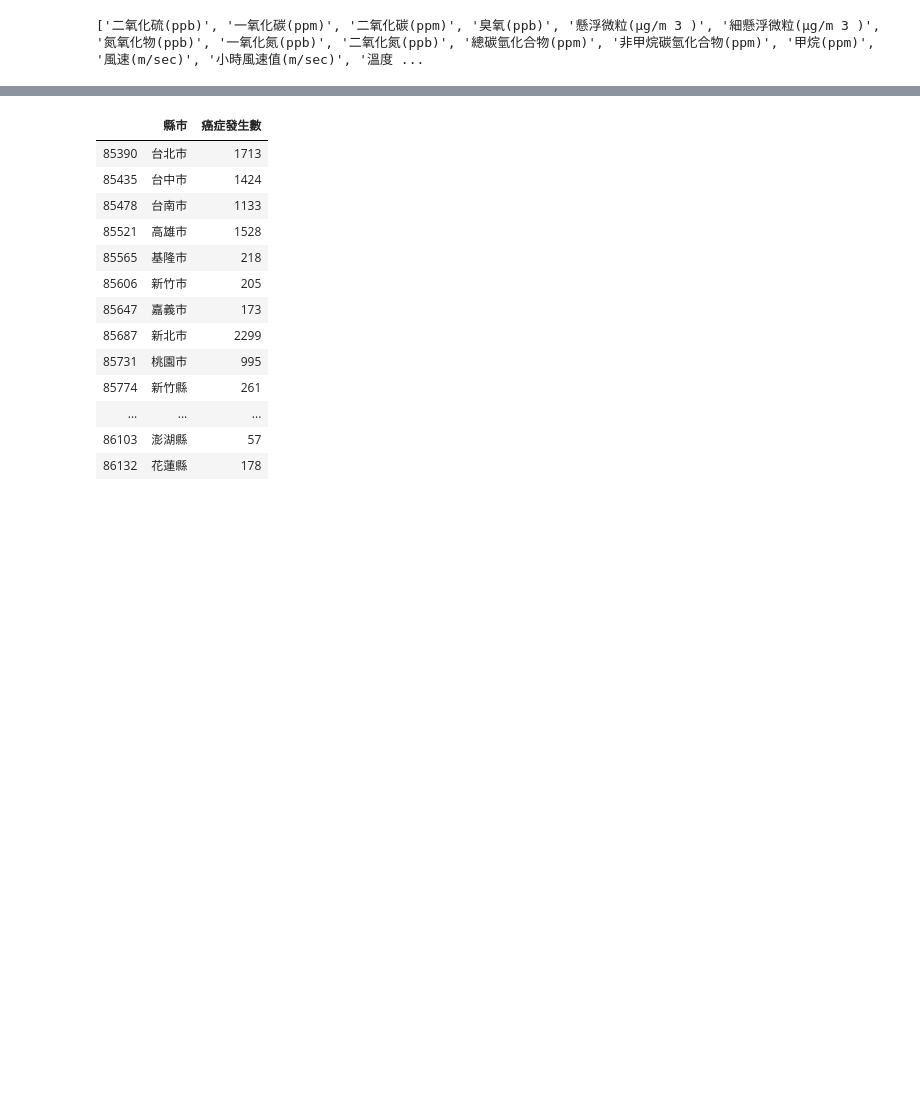
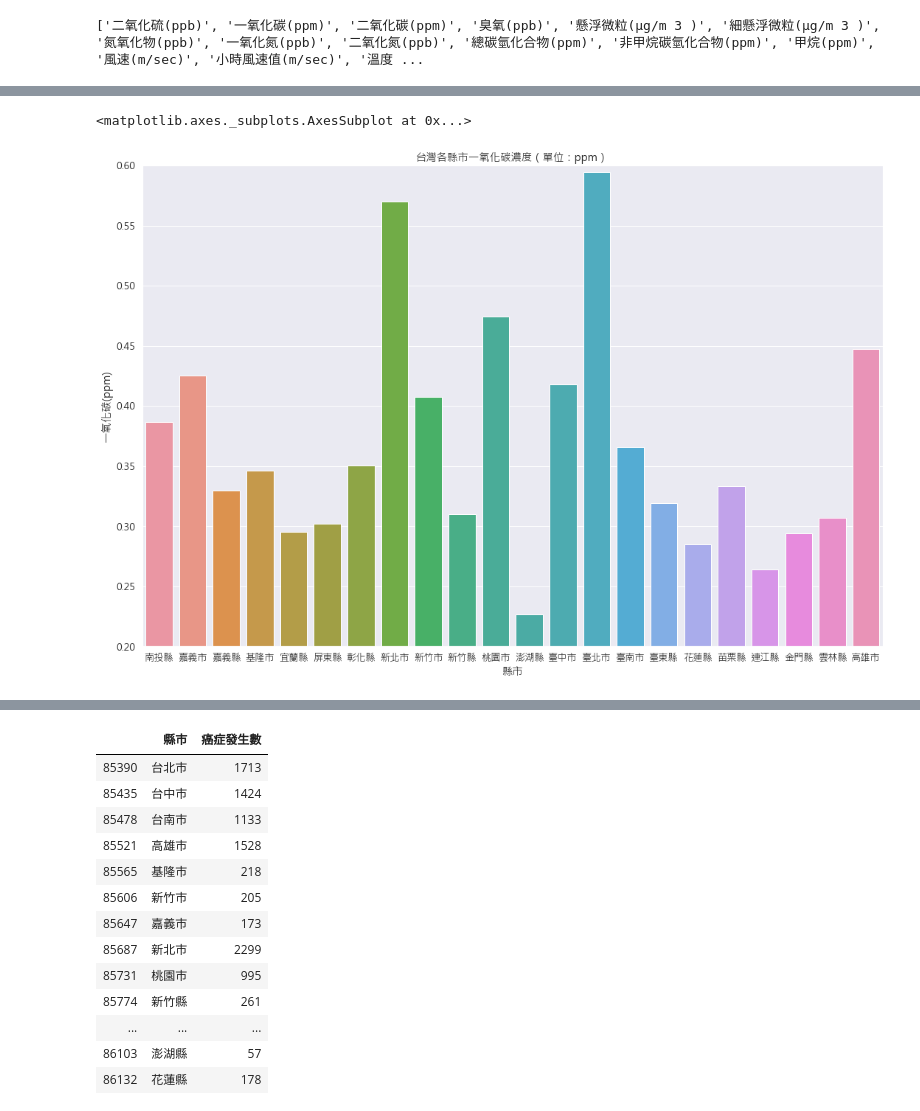
Before and after one commit to k22949706/Kenny, a Jupyter notebook: 程式語言Final.ipynb, the cells around one changed output, grey strips where cells are left out. Cells and saved outputs as stored; diff of their text form; code cells hidden in the pictures; blank space fills up the shorter version.

```diff
--- a/程式語言Final.ipynb
+++ b/程式語言Final.ipynb
@@ -131,3 +149,18 @@ df_cityair
+# %%
+from matplotlib.font_manager import FontProperties
+
+plt.figure(figsize = (18,12))
+plt.ylim(0.2,0.6)
+plt.title("台灣各縣市一氧化碳濃度（單位：ppm）")
+
+myfont=FontProperties(fname=r'C:\Users\howar\Desktop\msj.ttf',size=14)
+sns.set(style="darkgrid",font_scale=1.2,font=myfont.get_family())
+sns.set_style("darkgrid",{"font.sans-serif":['Microsoft JhengHei']})
+
+sns.barplot(x=df_cityair['縣市'],y=df_cityair['一氧化碳(ppm)'])
+# %% [output]
+<matplotlib.axes._subplots.AxesSubplot at 0x...>
+[figure, added]
 # %%
 from matplotlib.font_manager import FontProperties
 
```
Also changed, not shown: parts of 12 cells of this notebook.
